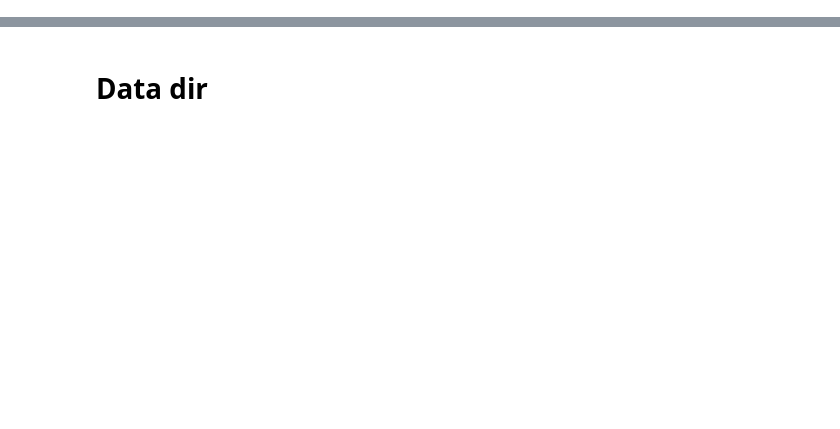
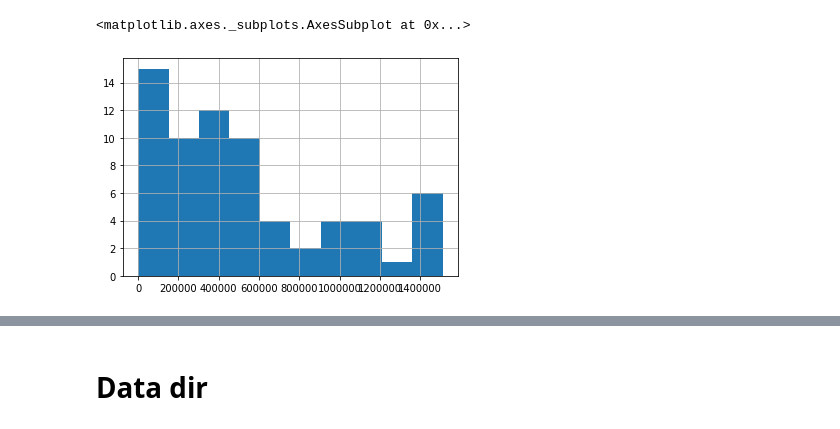
Before and after one commit to GillesFischerSorbonne/telofinder, a Jupyter notebook: telofinder/python_script/analyse_telom_testing.ipynb, the cells around one changed output, grey strips where cells are left out. Cells and saved outputs as stored; diff of their text form; code cells hidden in the pictures; blank space fills up the shorter version.

```diff
--- a/telofinder/python_script/analyse_telom_testing.ipynb
+++ b/telofinder/python_script/analyse_telom_testing.ipynb
@@ -13,0 +84,2 @@ pd.set_option('display.max_rows', 100)
+# %%
+df, telo_df, telo_df_merged  = atl.run_telofinder("../../data/assemblies/homozygous_final/ADQ.trim.fa", 0.8, 0.8, 20000)
@@ -13,0 +251,5 @@ pd.set_option('display.max_rows', 100)
+# %%
+telo_df.query("type=='intern'").start.dropna().hist()
+# %% [output]
+<matplotlib.axes._subplots.AxesSubplot at 0x...>
+[figure, added]
```
Also changed, not shown: parts of 39 cells of this notebook, 1 other file.
